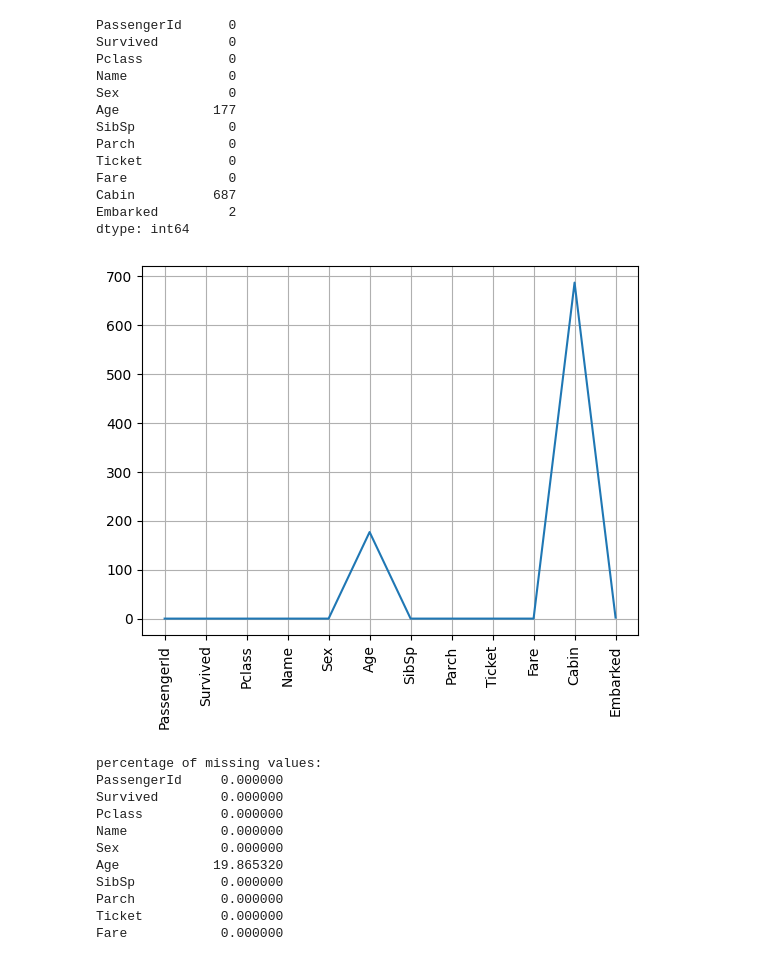
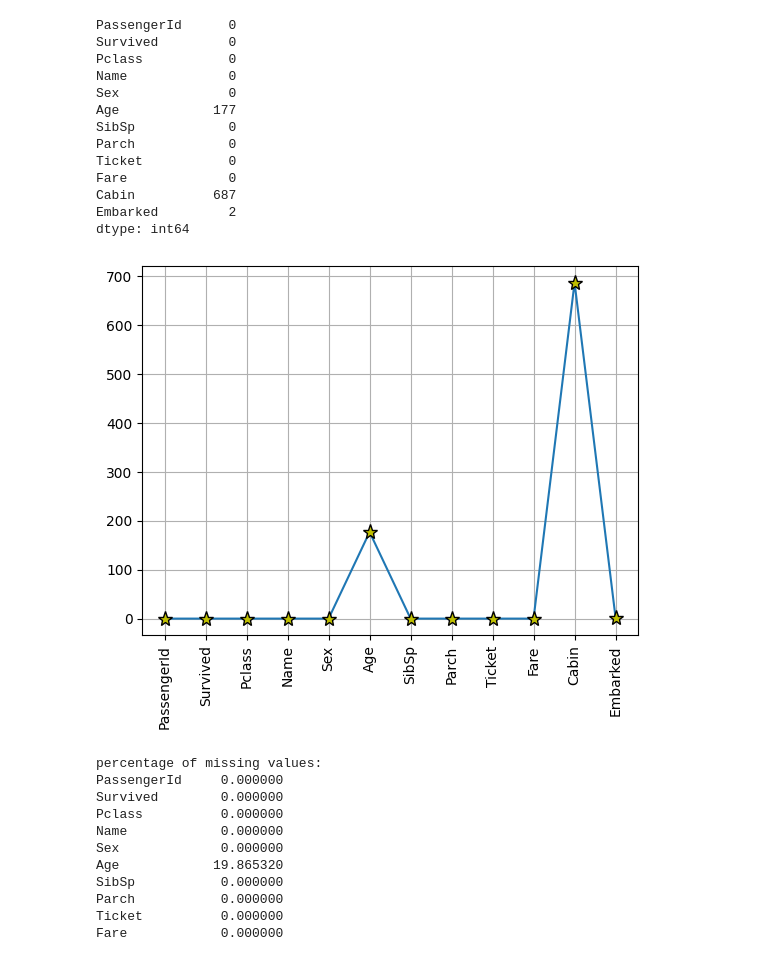
Before and after one commit to Frigid29/python-pandas, a Jupyter notebook: projects/project4.ipynb, the cells around one changed output. Saved outputs shown, nothing was run; the diff lists cells and outputs as text; code cells hidden in the pictures.

```diff
--- a/projects/project4.ipynb
+++ b/projects/project4.ipynb
@@ -150,13 +159,12 @@ Cabin          687
 Embarked         2
 dtype: int64
 # %%
-import matplotlib.pyplot as plt
-plt.plot(df.isnull().sum())
+plt.plot(df.isnull().sum(), "*-", ms=11, mec="k", mfc="y")
 plt.xticks(rotation=90)
 plt.grid()
 plt.show()
 # %% [output]
-[figure, old version]
+[figure, new version]
 # %%
 per_missing= df.isnull().sum() * 100 / len(df)
 print("percentage of missing values: \n", per_missing,"% ",sep="")
```
Also changed, not shown: parts of 9 cells of this notebook.
